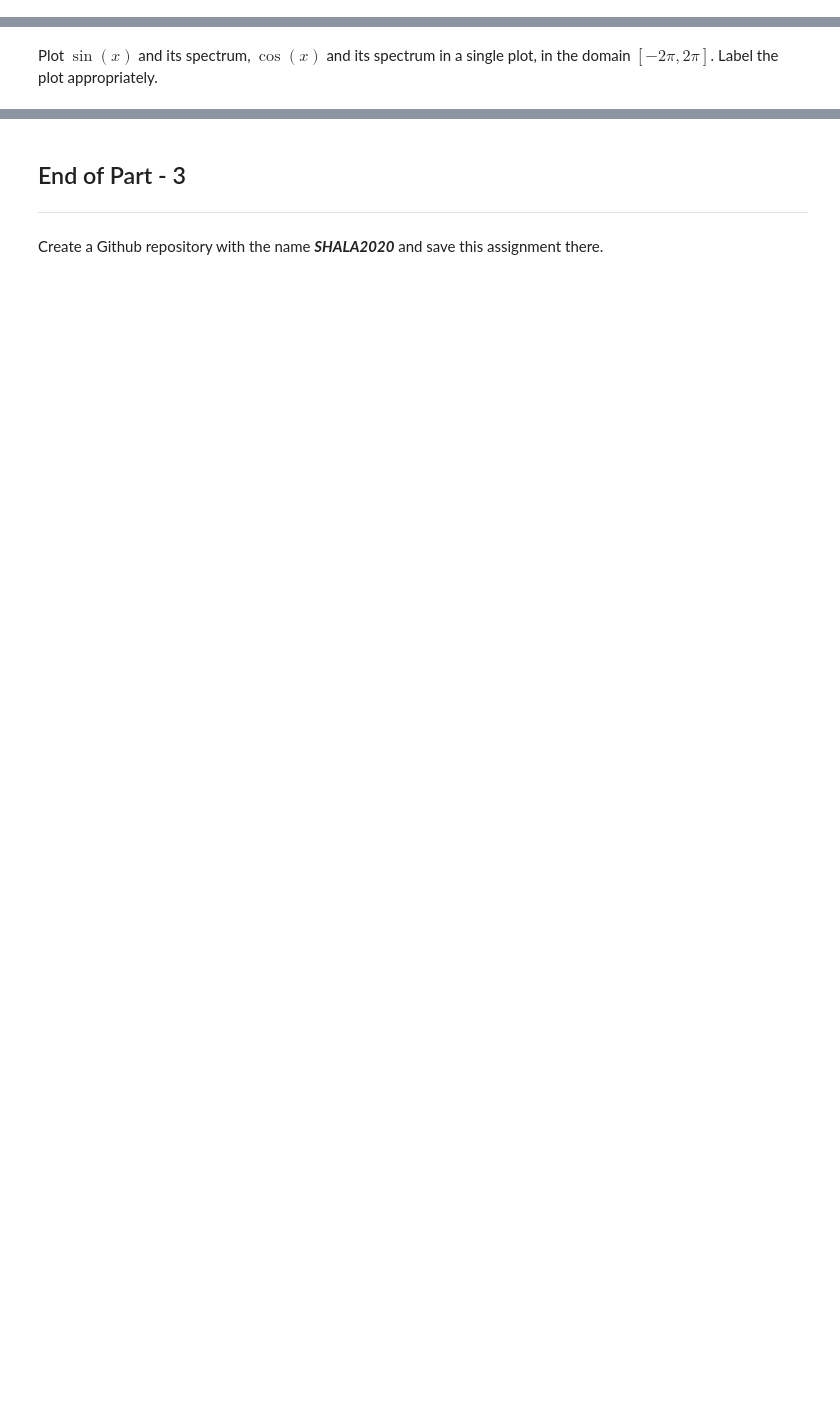
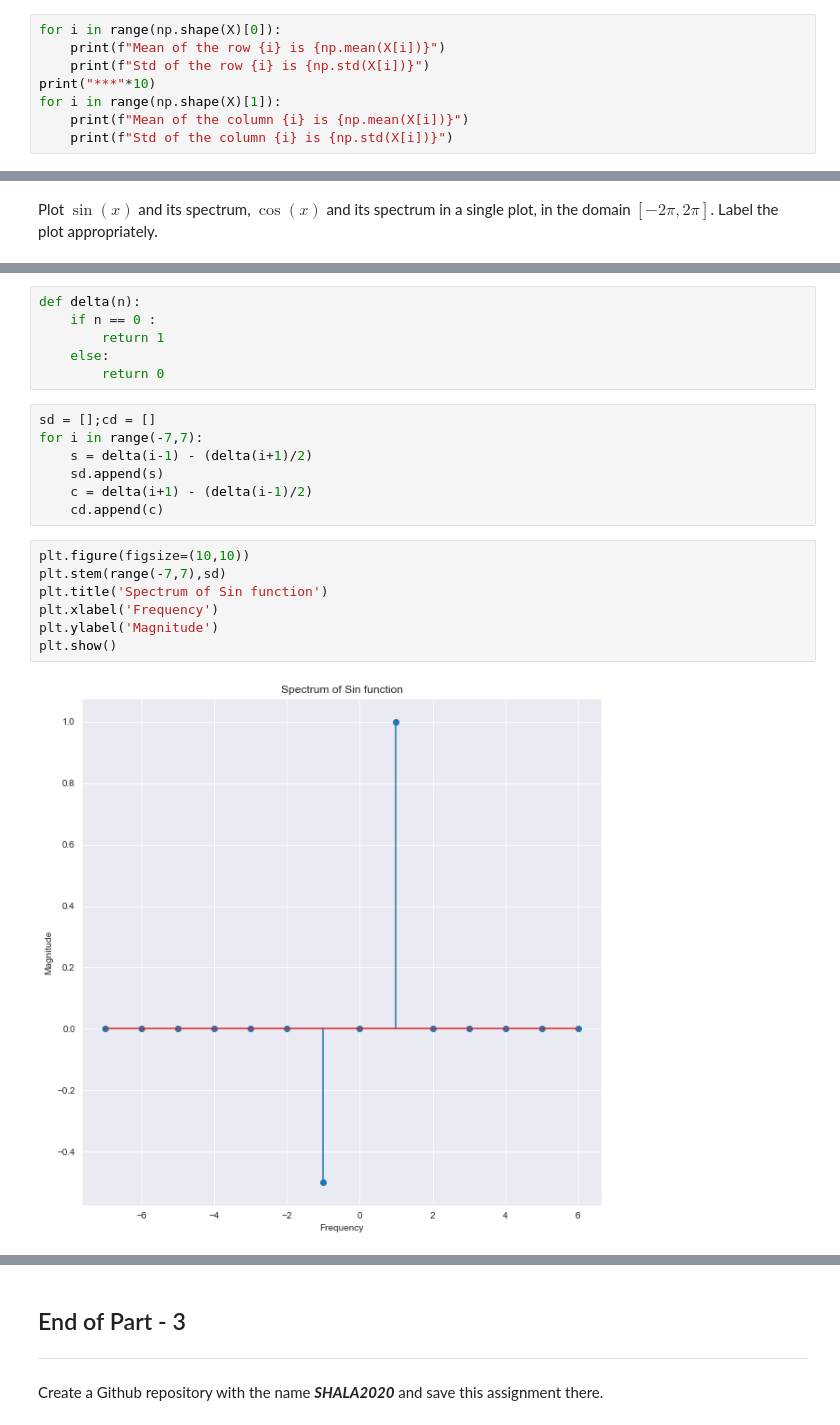
Before and after one commit to iausteenlova/SHALA2020, a Jupyter notebook: Copy of Assignment -1 - DS.ipynb, the cells around one changed output, grey strips where cells are left out. Cells and saved outputs as stored; diff of their text form; blank space fills up the shorter version.

```diff
--- a/Copy of Assignment -1 - DS.ipynb
+++ b/Copy of Assignment -1 - DS.ipynb
@@ -144,3 +138,11 @@ Find and print the following for the matrix X:
 * Standard deviation of each row and column
 * Mean of the entire matrix
 * Standard deviation of entire matrix
+# %%
+for i in range(np.shape(X)[0]):
+    print(f"Mean of the row {i} is {np.mean(X[i])}")
+    print(f"Std of the row {i} is {np.std(X[i])}")
+print("***"*10)
+for i in range(np.shape(X)[1]):
+    print(f"Mean of the column {i} is {np.mean(X[i])}")
+    print(f"Std of the column {i} is {np.std(X[i])}")
@@ -322,0 +520,22 @@ Plot $\sin(x)$ and its spectrum, $\cos(x)$ and its spectrum in a single plot, in
+# %%
+def delta(n):
+    if n == 0 :
+        return 1
+    else:
+        return 0
+# %%
+sd = [];cd = []
+for i in range(-7,7):
+    s = delta(i-1) - (delta(i+1)/2)
+    sd.append(s)
+    c = delta(i+1) - (delta(i-1)/2)
+    cd.append(c)
+# %%
+plt.figure(figsize=(10,10))
+plt.stem(range(-7,7),sd)
+plt.title('Spectrum of Sin function')
+plt.xlabel('Frequency')
+plt.ylabel('Magnitude')
+plt.show()
+# %% [output]
+[figure, added]
```
Also changed, not shown: parts of 15 cells of this notebook.
